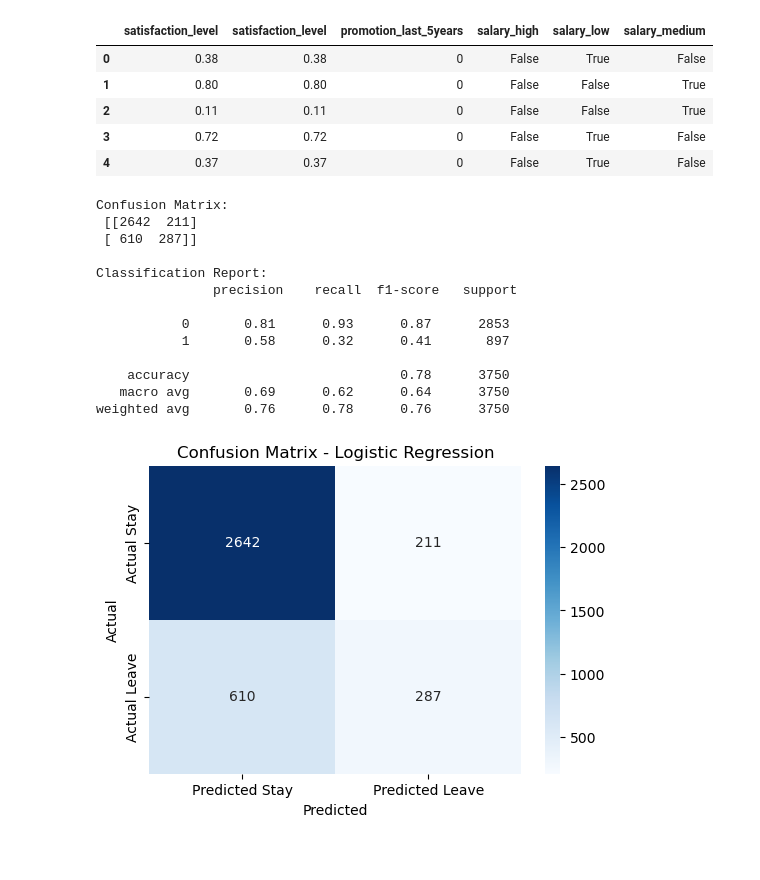
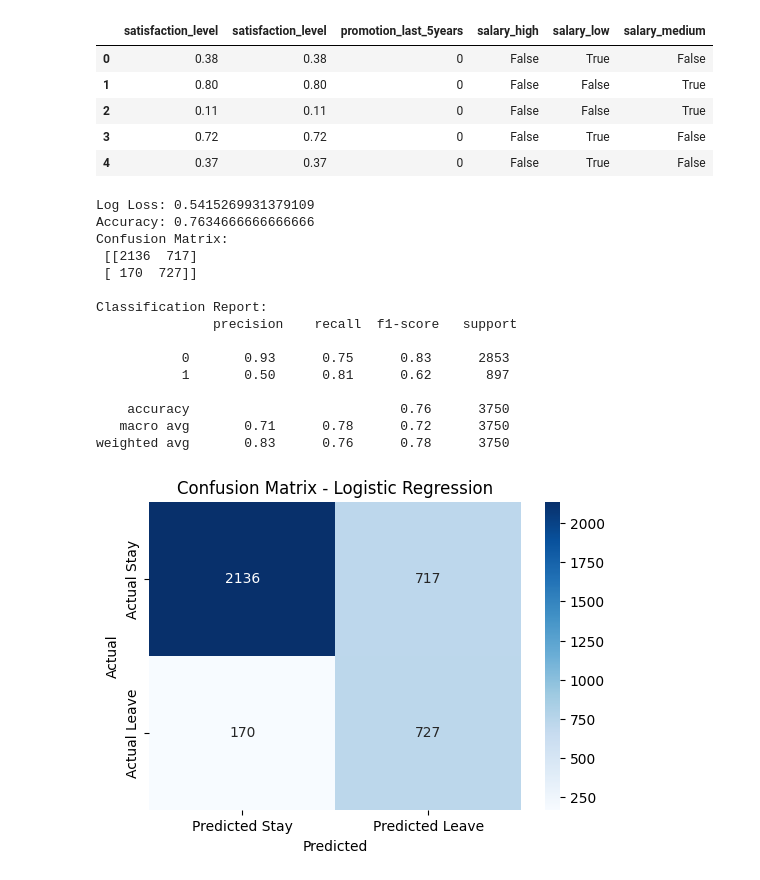
Before and after one commit to TnmaySngh/MachineLearning, a Jupyter notebook: Machine_Learning/Logistic_Regression/Logistic_Regression_T.ipynb, the cells around one changed output. Saved outputs shown, nothing was run; the diff lists cells and outputs as text; code cells hidden in the pictures.

Commit message:
Update LR file with weight imbalance using SMOTE and adding loss function and all
Update LR file with weight imbalance using SMOTE and adding loss function and all

```diff
--- a/Machine_Learning/Logistic_Regression/Logistic_Regression_T.ipynb
+++ b/Machine_Learning/Logistic_Regression/Logistic_Regression_T.ipynb
@@ -389,7 +389,7 @@ df_with_dummies.head(5)
 import pandas as pd
 from sklearn.model_selection import train_test_split
 from sklearn.linear_model import LogisticRegression
-from sklearn.metrics import confusion_matrix, classification_report
+from sklearn.metrics import confusion_matrix, classification_report, log_loss, accuracy_score
 import seaborn as sns
 import matplotlib.pyplot as plt
 
@@ -405,45 +405,59 @@ y = df['left']                  # target (0 = stayed, 1 = left)
 
 # 4. Train-test split
 X_train, X_test, y_train, y_test = train_test_split(X, y, test_size=0.25, random_state=42)
 
 # 5. Logistic Regression model
-model = LogisticRegression(solver='liblinear', random_state=42)
+model = LogisticRegression(class_weight='balanced', solver='liblinear', random_state=42)
 model.fit(X_train, y_train)
 
 # 6. Predictions
 y_pred = model.predict(X_test)
 
-# 7. Confusion Matrix
+# 7. Predicted probabilities
+y_prob = model.predict_proba(X_test)
+
+# Calculate Loss Function
+
+loss = log_loss(y_test, y_prob)
+print("Log Loss:", loss)
+
+# Calculate Accuracy
+accuracy = accuracy_score(y_test, y_pred)
+print("Accuracy:", accuracy)
+
+# 8. Confusion Matrix
 cm = confusion_matrix(y_test, y_pred)
 print("Confusion Matrix:\n", cm)
 
-# 8. Classification Report
+# 9. Classification Report
 print("\nClassification Report:\n", classification_report(y_test, y_pred))
 
-# 9. Visualize Confusion Matrix
+# 10. Visualize Confusion Matrix
 plt.figure(figsize=(6,4))
 sns.heatmap(cm, annot=True, fmt='d', cmap='Blues',
             xticklabels=['Predicted Stay','Predicted Leave'],
             yticklabels=['Actual Stay','Actual Leave'])
 plt.title("Confusion Matrix - Logistic Regression")
 plt.ylabel("Actual")
 plt.xlabel("Predicted")
 plt.show()
 # %% [output]
+Log Loss: 0.5415269931379109
+Accuracy: 0.7634666666666666
 Confusion Matrix:
- [[2642  211]
- [ 610  287]]
+ [[2136  717]
+ [ 170  727]]
 
 Classification Report:
                precision    recall  f1-score   support
 
-           0       0.81      0.93      0.87      2853
-           1       0.58      0.32      0.41       897
+           0       0.93      0.75      0.83      2853
+           1       0.50      0.81      0.62       897
 
-    accuracy                           0.78      3750
-   macro avg       0.69      0.62      0.64      3750
-weighted avg       0.76      0.78      0.76      3750
+    accuracy                           0.76      3750
+   macro avg       0.71      0.78      0.72      3750
+weighted avg       0.83      0.76      0.78      3750
-[figure, old version]
+[figure, new version]
 # %%
 from sklearn.metrics import roc_curve, auc
 import matplotlib.pyplot as plt
```
Also changed, not shown: parts of 2 cells of this notebook.
